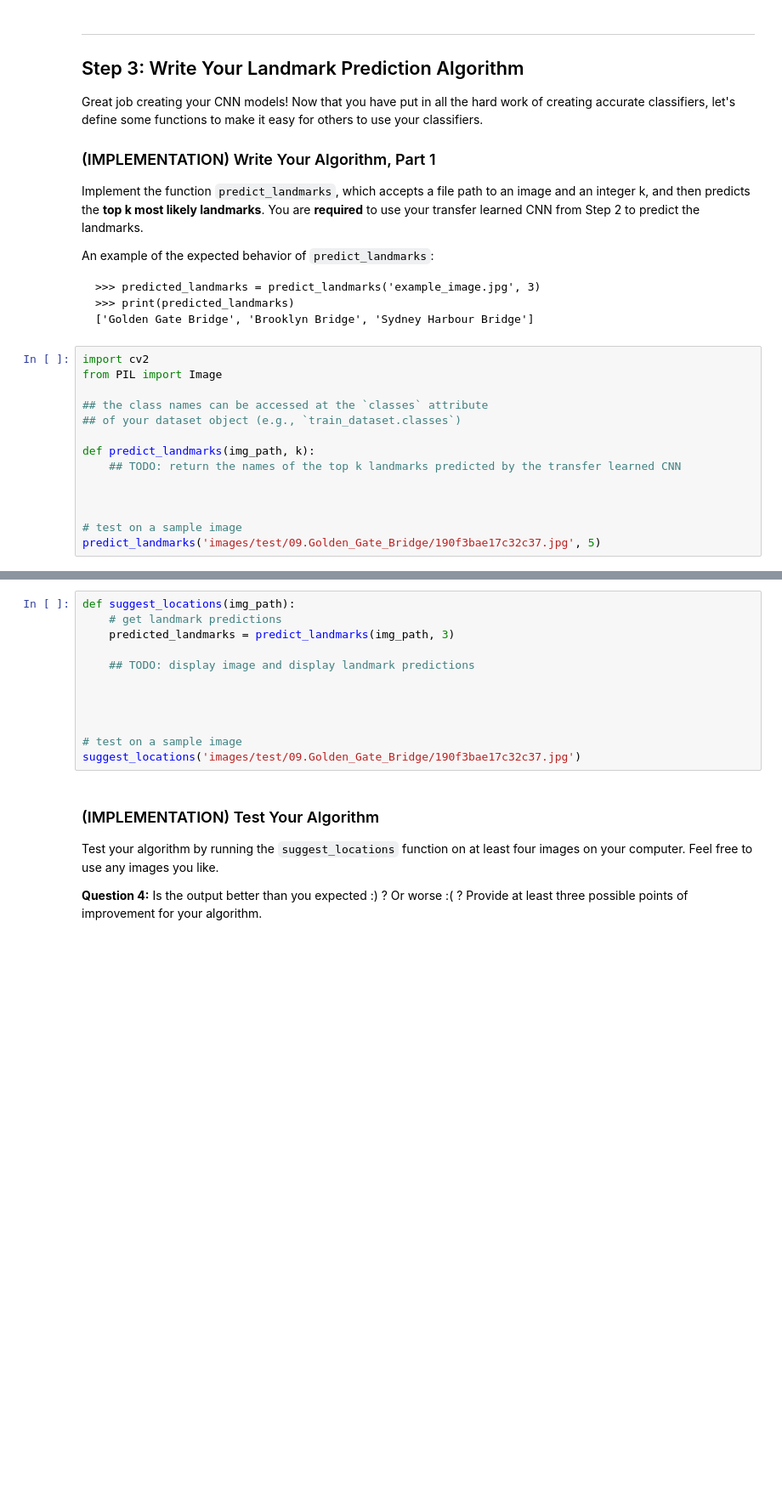
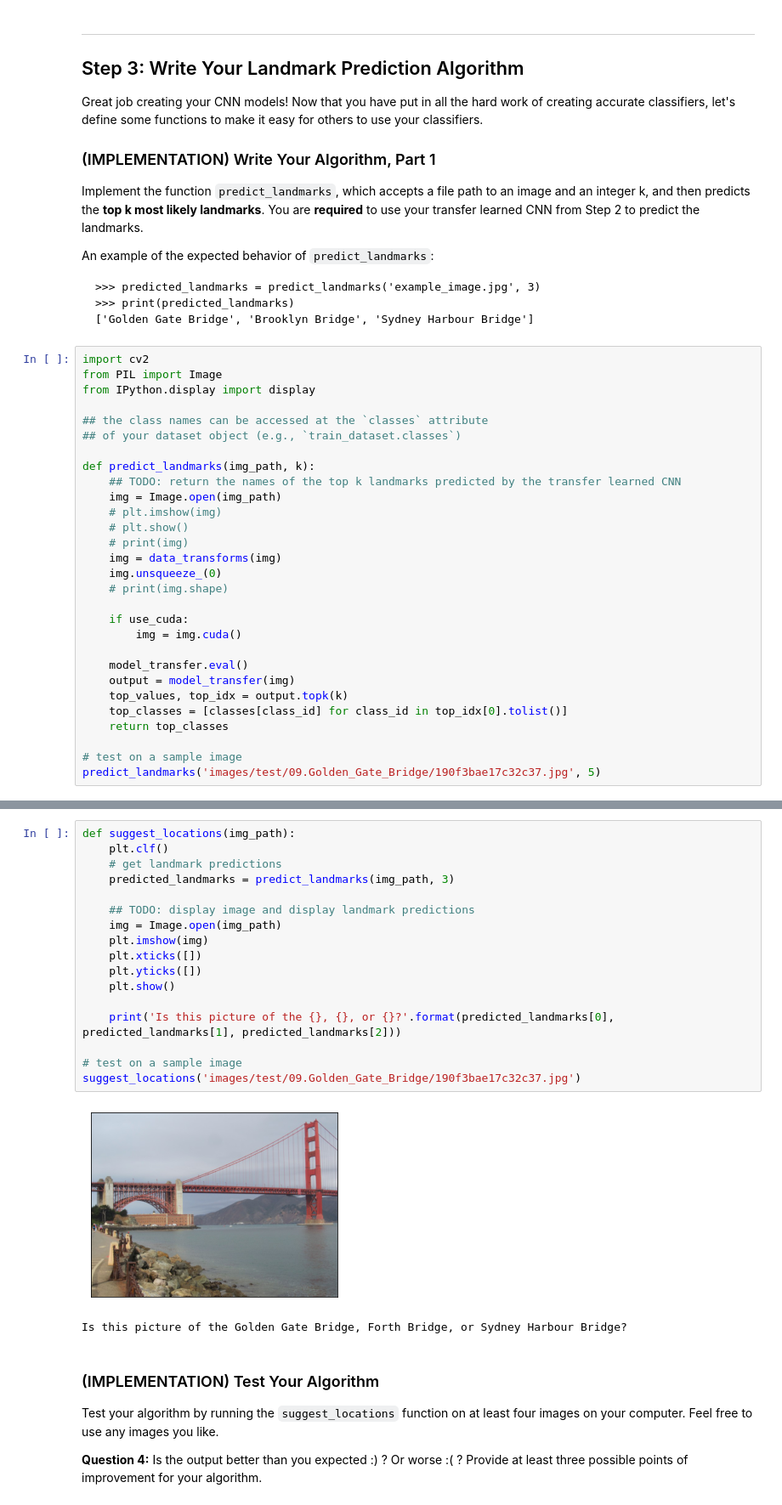
Before and after one commit to rcepedaraza/nd101-c2-landmarks-starter, a Jupyter notebook: landmark_project/landmark.ipynb, the cells around one changed output, grey strips where cells are left out. Shown at 85% size. Cells and saved outputs as stored; diff of their text form; blank space fills up the shorter version.

Commit message:
write landmark prediction algorithm

```diff
--- a/landmark_project/landmark.ipynb
+++ b/landmark_project/landmark.ipynb
@@ -661,14 +669,29 @@ An example of the expected behavior of `predict_landmarks`:
 # %%
 import cv2
 from PIL import Image
+from IPython.display import display
 
 ## the class names can be accessed at the `classes` attribute
 ## of your dataset object (e.g., `train_dataset.classes`)
 
 def predict_landmarks(img_path, k):
     ## TODO: return the names of the top k landmarks predicted by the transfer learned CNN
+    img = Image.open(img_path)
+    # plt.imshow(img)
+    # plt.show()
+    # print(img)
+    img = data_transforms(img)
+    img.unsqueeze_(0)
+    # print(img.shape)
 
+    if use_cuda:
+        img = img.cuda()
 
+    model_transfer.eval()
+    output = model_transfer(img)
+    top_values, top_idx = output.topk(k)
+    top_classes = [classes[class_id] for class_id in top_idx[0].tolist()]
+    return top_classes
 
 # test on a sample image
 predict_landmarks('images/test/09.Golden_Gate_Bridge/190f3bae17c32c37.jpg', 5)
@@ -681,16 +710,24 @@ Some sample output for `suggest_locations` is provided below, but feel free to d
 ![](images/sample_landmark_output.png)
 # %%
 def suggest_locations(img_path):
+    plt.clf()
     # get landmark predictions
     predicted_landmarks = predict_landmarks(img_path, 3)
 
     ## TODO: display image and display landmark predictions
+    img = Image.open(img_path)
+    plt.imshow(img)
+    plt.xticks([])
+    plt.yticks([])
+    plt.show()
 
-
-
+    print('Is this picture of the {}, {}, or {}?'.format(predicted_landmarks[0], predicted_landmarks[1], predicted_landmarks[2]))
 
 # test on a sample image
 suggest_locations('images/test/09.Golden_Gate_Bridge/190f3bae17c32c37.jpg')
+# %% [output]
+[figure, added]
+Is this picture of the Golden Gate Bridge, Forth Bridge, or Sydney Harbour Bridge?
 # %% [markdown]
 ### (IMPLEMENTATION) Test Your Algorithm
 
```
Also changed, not shown: parts of 6 cells of this notebook.
